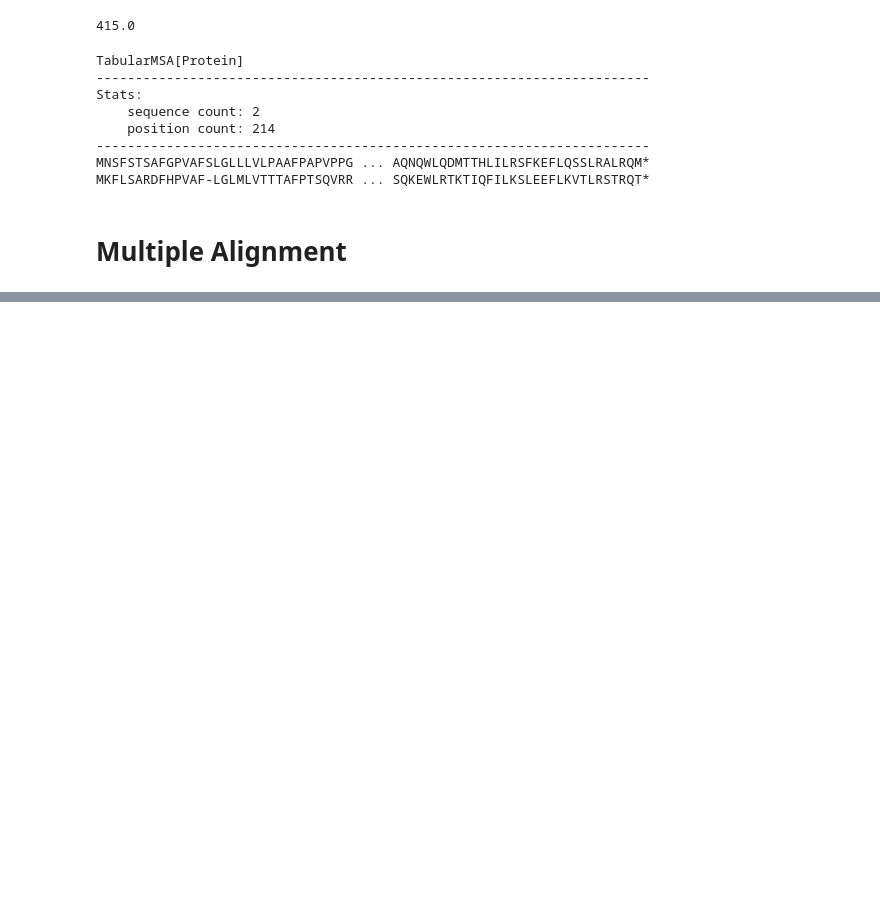
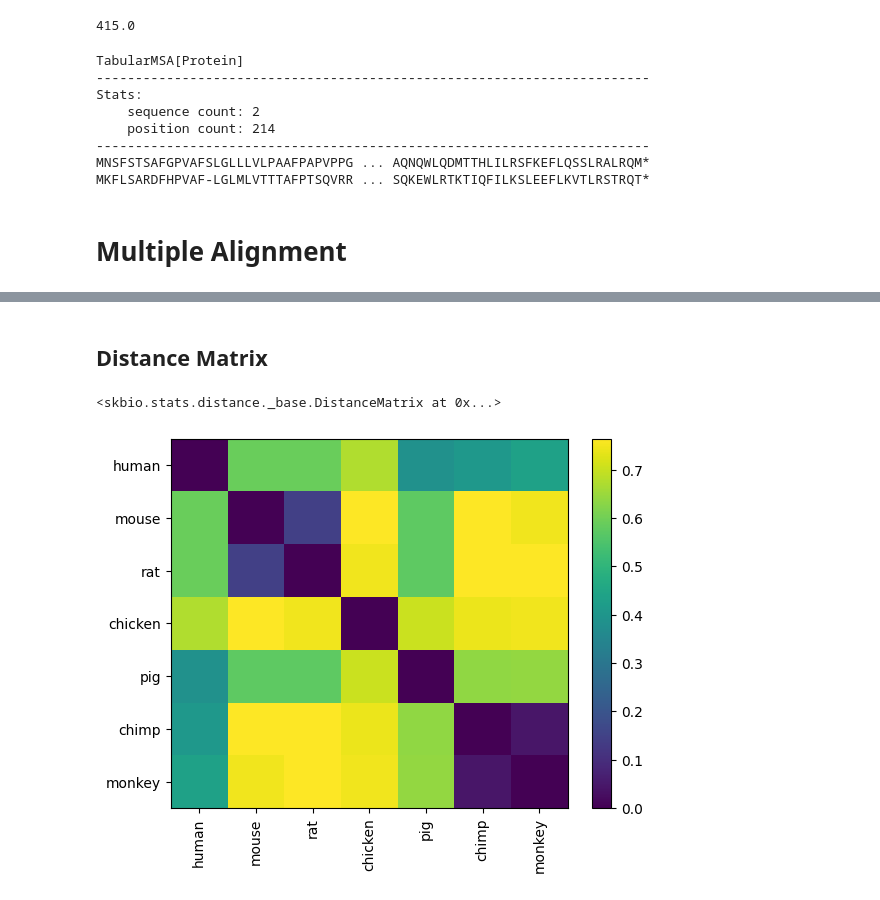
Before and after one commit to damiansp/completePython, a Jupyter notebook: biostat/sk_bio/tutorials/01_basic.ipynb, the cells around one changed output, grey strips where cells are left out. Saved outputs shown, nothing was run; the diff lists cells and outputs as text; code cells hidden in the pictures; blank space fills up the shorter version.

```diff
--- a/biostat/sk_bio/tutorials/01_basic.ipynb
+++ b/biostat/sk_bio/tutorials/01_basic.ipynb
@@ -199,3 +200,8 @@ MNSFSTSAFGPVAFSLGLLLVLPAAFPAPVPPG ... AQNQWLQDMTTHLILRSFKEFLQSSLRALRQM*
 MKFLSARDFHPVAF-LGLMLVTTTAFPTSQVRR ... SQKEWLRTKTIQFILKSLEEFLKVTLRSTRQT*
 # %% [markdown]
 # Multiple Alignment
+# %%
+prots = [seq.translate() for seq in seqs]
+names = ('human', 'mouse', 'rat', 'chicken', 'pig', 'chimp', 'monkey')
+prot_dict = {name: seq for name, seq in zip(names, prots)}
+prot_dict['pig']
@@ -201,0 +225,16 @@ MKFLSARDFHPVAF-LGLMLVTTTAFPTSQVRR ... SQKEWLRTKTIQFILKSLEEFLKVTLRSTRQT*
+# %% [markdown]
+## Distance Matrix
+# %%
+def align_dist(seq1, seq2):
+    res = pair_align_prot(seq1, seq2, sub_score=sm)
+    msa = TabularMSA.from_path_seqs(res.paths[0], (seq1, seq2))
+    return hamming(*msa)
+# %%
+dm = DistanceMatrix.from_iterable(prots, align_dist, key='id', validate=False)
+dm
+# %% [output]
+<skbio.stats.distance._base.DistanceMatrix at 0x...>
+# %%
+dm.plot();
+# %% [output]
+[figure, added]
```
Also changed, not shown: parts of 2 cells of this notebook.
